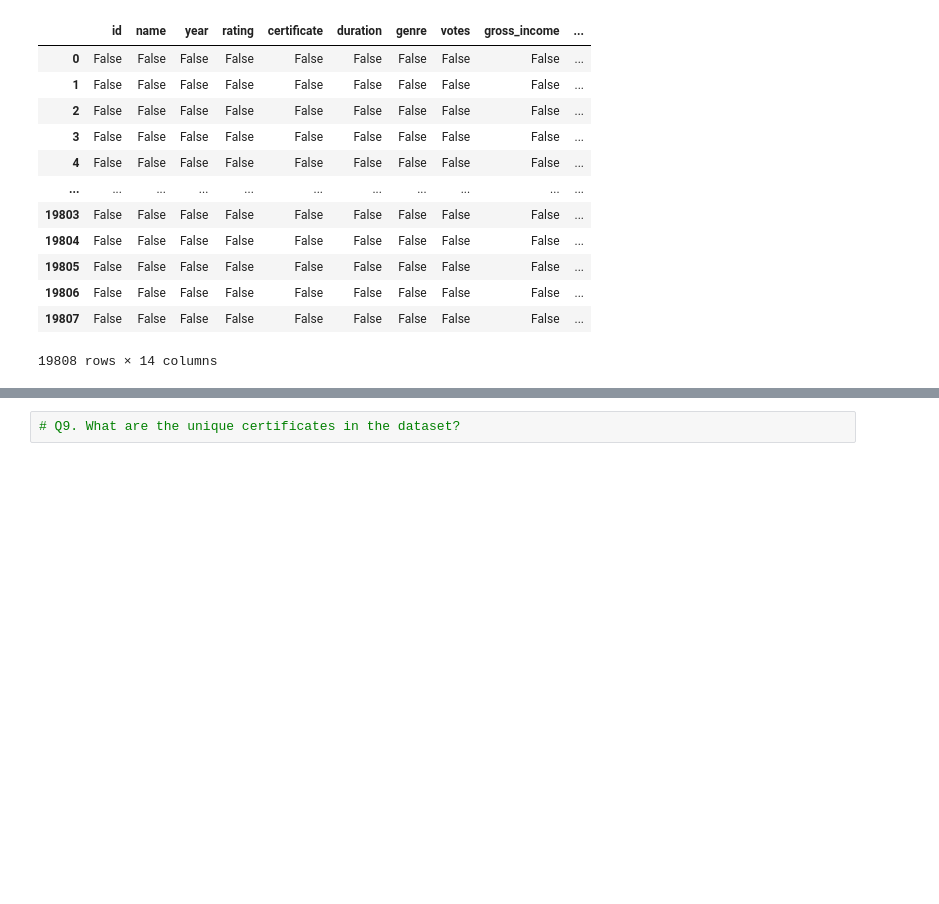
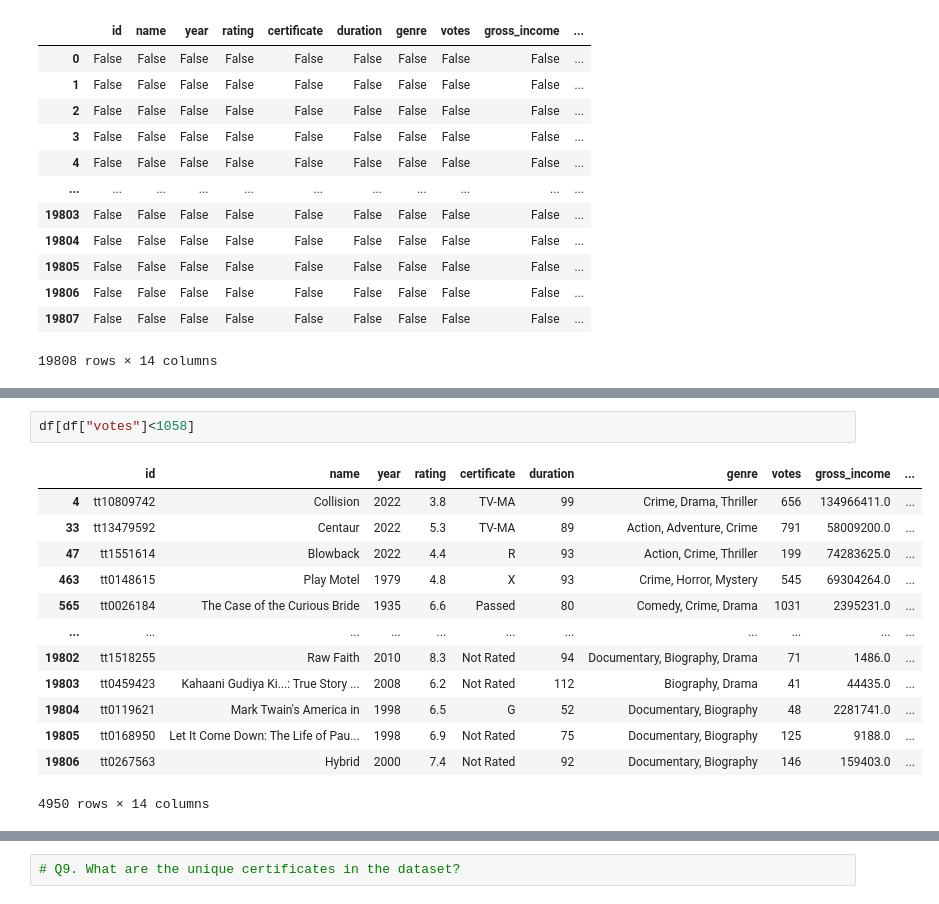
Before and after one commit to shreyaupadhyay4/project_movie, a Jupyter notebook: Movies_project.ipynb, the cells around one changed output, grey strips where cells are left out. Drawn from its saved outputs; the diff is of its cells as text; blank space fills up the shorter version.

```diff
--- a/Movies_project.ipynb
+++ b/Movies_project.ipynb
@@ -279,0 +318,16 @@ df.isna() # Same as isnull()
+# %%
+df[df["votes"]<1058]
+# %% [output]
+|  | id | name | year | rating | certificate | duration | genre | votes | gross_income | ... |
+| 4 | tt10809742 | Collision | 2022 | 3.8 | TV-MA | 99 | Crime, Drama, Thriller | 656 | 134966411.0 | ... |
+| 33 | tt13479592 | Centaur | 2022 | 5.3 | TV-MA | 89 | Action, Adventure, Crime | 791 | 58009200.0 | ... |
+| 47 | tt1551614 | Blowback | 2022 | 4.4 | R | 93 | Action, Crime, Thriller | 199 | 74283625.0 | ... |
+| 463 | tt0148615 | Play Motel | 1979 | 4.8 | X | 93 | Crime, Horror, Mystery | 545 | 69304264.0 | ... |
+| 565 | tt0026184 | The Case of the Curious Bride | 1935 | 6.6 | Passed | 80 | Comedy, Crime, Drama | 1031 | 2395231.0 | ... |
+| ... | ... | ... | ... | ... | ... | ... | ... | ... | ... | ... |
+| 19802 | tt1518255 | Raw Faith | 2010 | 8.3 | Not Rated | 94 | Documentary, Biography, Drama | 71 | 1486.0 | ... |
+| 19803 | tt0459423 | Kahaani Gudiya Ki...: True Story ... | 2008 | 6.2 | Not Rated | 112 | Biography, Drama | 41 | 44435.0 | ... |
+| 19804 | tt0119621 | Mark Twain's America in | 1998 | 6.5 | G | 52 | Documentary, Biography | 48 | 2281741.0 | ... |
+| 19805 | tt0168950 | Let It Come Down: The Life of Pau... | 1998 | 6.9 | Not Rated | 75 | Documentary, Biography | 125 | 9188.0 | ... |
+| 19806 | tt0267563 | Hybrid | 2000 | 7.4 | Not Rated | 92 | Documentary, Biography | 146 | 159403.0 | ... |
+4950 rows × 14 columns
```
Also changed, not shown: parts of 24 cells of this notebook.
